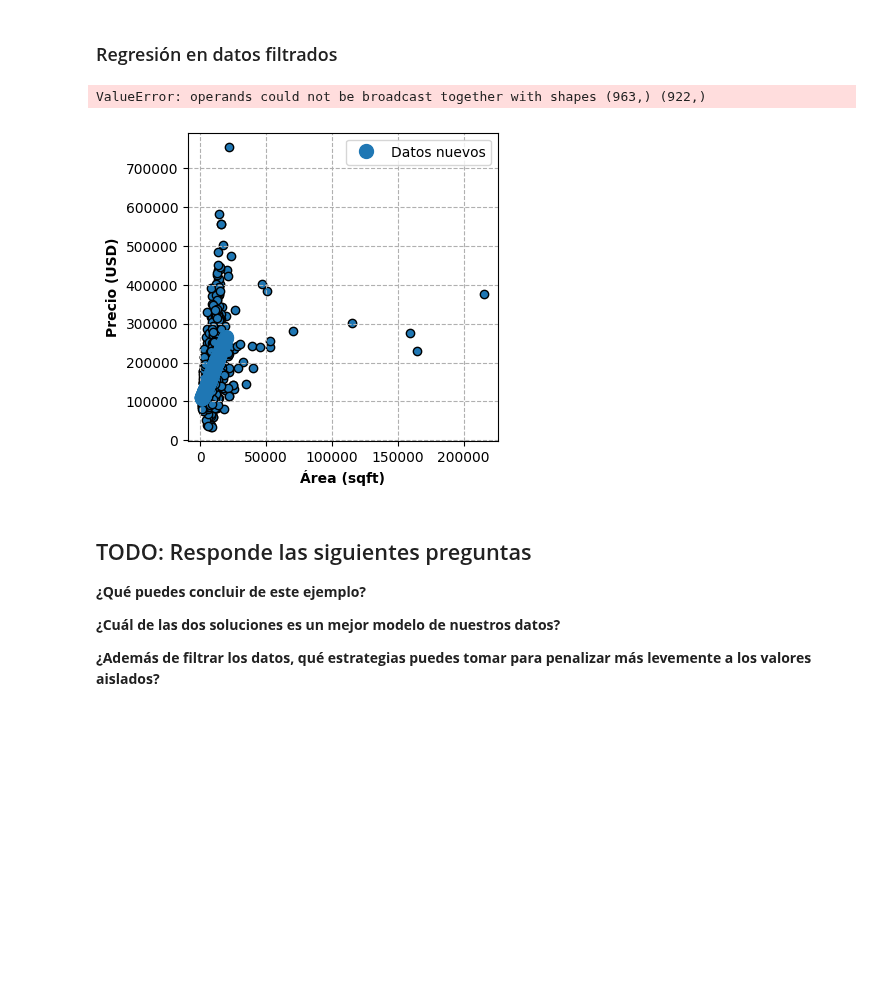
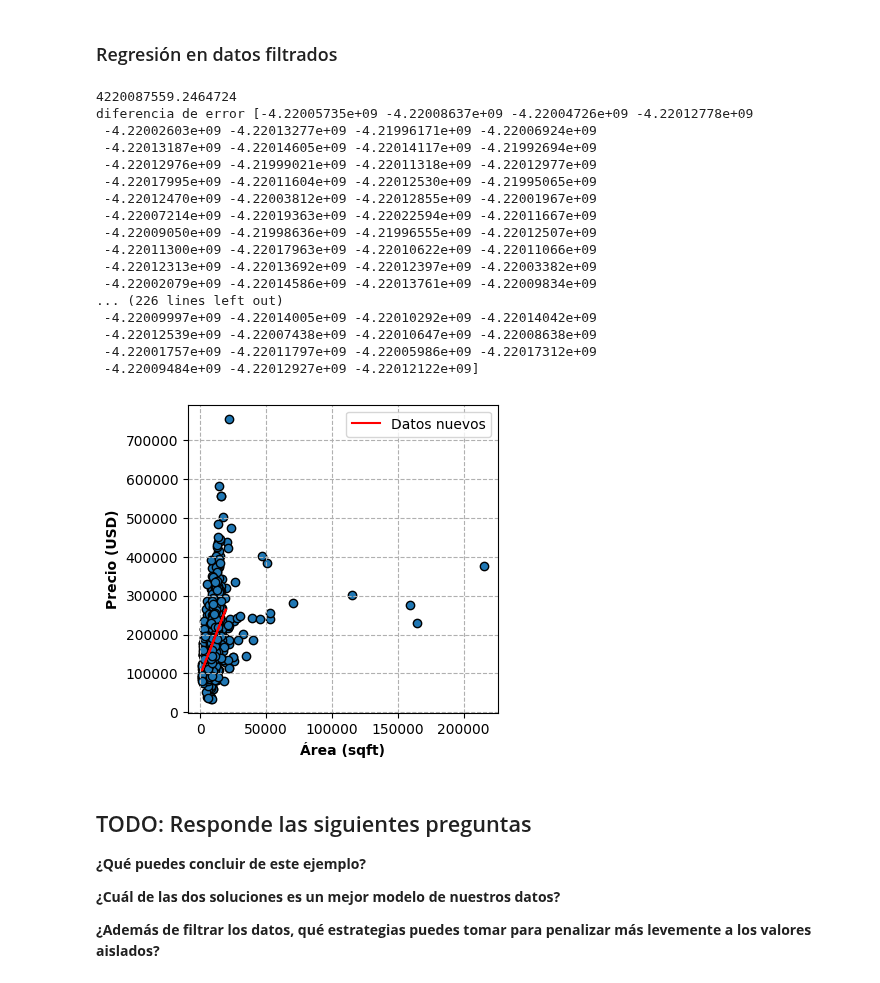
Before and after one commit to israelito123/SI24_LosCapybaros, a Jupyter notebook: src/si24/ejercicios/E03_linear_reg/linear_regression.ipynb, the cells around one changed output. Saved outputs shown, nothing was run; the diff lists cells and outputs as text; code cells hidden in the pictures; blank space fills up the shorter version.

```diff
--- a/src/si24/ejercicios/E03_linear_reg/linear_regression.ipynb
+++ b/src/si24/ejercicios/E03_linear_reg/linear_regression.ipynb
@@ -313,24 +313,40 @@ plt.show()
 # %%
 X_filtered = X_filtered.reshape(-1, 1)
 
 # TODO: Utiliza la clase de LinearRegression de la librería de sci-kit learn para encontrar el modelo de regresión lineal para los datos.
 modelo=LinearRegression().fit(X_filtered,y_filtered)
 predictNew= modelo.predict(X_filtered) #pendiente
 
 # TODO: Grafica la linea resultante sobre los datos originales (train_data)
 fig, ax = plot_data(X, y)
-plt.plot(X_filtered, predictNew, 'o', label='Datos nuevos', markersize=10)
+plt.plot(X_filtered, predictNew, label='Datos nuevos', markersize=10, color = "r")
 plt.legend()
 
 # TODO: calcula el error cuadrado promedio
-mean_error_new = y-predictNew
-
+Error_sklearn = (y_filtered - predictNew)**2
+mean_error_new = np.mean(Error_sklearn)
 # Visualiza como cambia el error cuando filtramos los datos
 print(mean_error_new)
 print("diferencia de error", mean_error - mean_error_new)
 # %% [output]
-ValueError: operands could not be broadcast together with shapes (963,) (922,)
+4220087559.2464724
+diferencia de error [-4.22005735e+09 -4.22008637e+09 -4.22004726e+09 -4.22012778e+09
+ -4.22002603e+09 -4.22013277e+09 -4.21996171e+09 -4.22006924e+09
+ -4.22013187e+09 -4.22014605e+09 -4.22014117e+09 -4.21992694e+09
+ -4.22012976e+09 -4.21999021e+09 -4.22011318e+09 -4.22012977e+09
+ -4.22017995e+09 -4.22011604e+09 -4.22012530e+09 -4.21995065e+09
+ -4.22012470e+09 -4.22003812e+09 -4.22012855e+09 -4.22001967e+09
+ -4.22007214e+09 -4.22019363e+09 -4.22022594e+09 -4.22011667e+09
+ -4.22009050e+09 -4.21998636e+09 -4.21996555e+09 -4.22012507e+09
+ -4.22011300e+09 -4.22017963e+09 -4.22010622e+09 -4.22011066e+09
+ -4.22012313e+09 -4.22013692e+09 -4.22012397e+09 -4.22003382e+09
+ -4.22002079e+09 -4.22014586e+09 -4.22013761e+09 -4.22009834e+09
+... (226 lines left out)
+ -4.22009997e+09 -4.22014005e+09 -4.22010292e+09 -4.22014042e+09
+ -4.22012539e+09 -4.22007438e+09 -4.22010647e+09 -4.22008638e+09
+ -4.22001757e+09 -4.22011797e+09 -4.22005986e+09 -4.22017312e+09
+ -4.22009484e+09 -4.22012927e+09 -4.22012122e+09]
-[figure, old version]
+[figure, new version]
 # %% [markdown]
 ## TODO: Responde las siguientes preguntas
 
```
Also changed, not shown: parts of 6 cells of this notebook.
